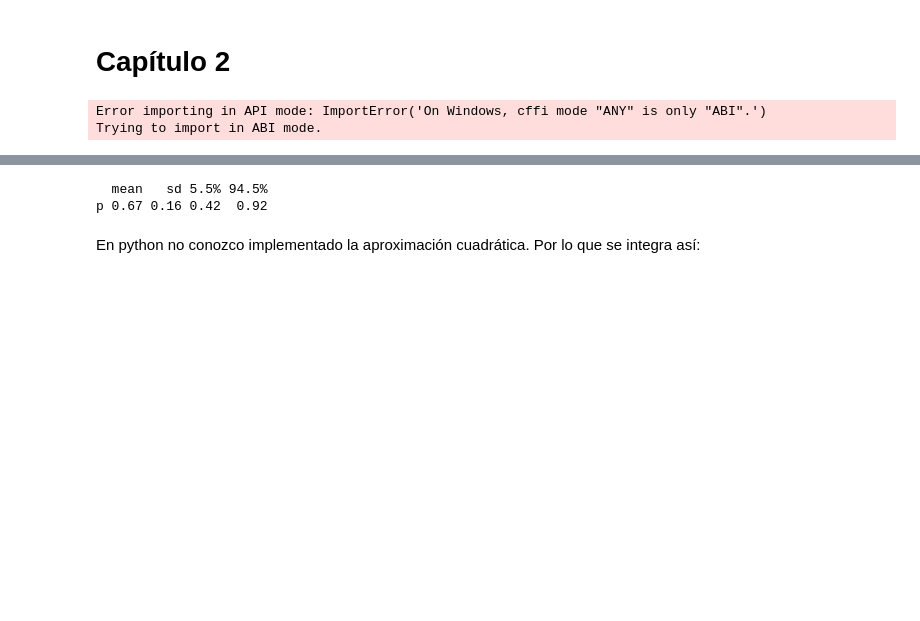
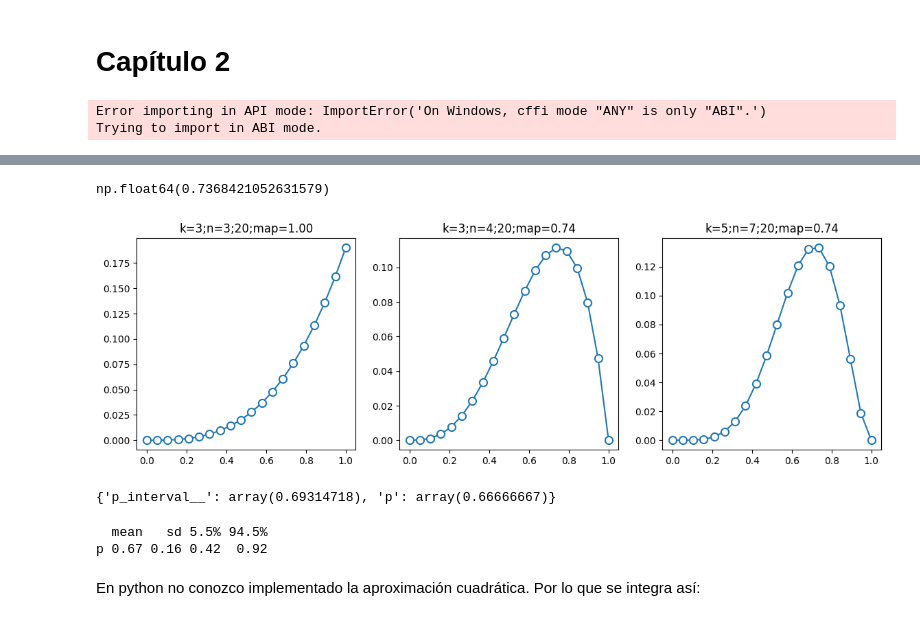
Before and after one commit to chrisdewa/christats, a Jupyter notebook: notebooks/rethinking/chap2.ipynb, the cells around one changed output, grey strips where cells are left out. Saved outputs shown, nothing was run; the diff lists cells and outputs as text; code cells hidden in the pictures; blank space fills up the shorter version.

```diff
--- a/notebooks/rethinking/chap2.ipynb
+++ b/notebooks/rethinking/chap2.ipynb
@@ -8,3 +43,15 @@ Trying to import in ABI mode.
+# %%
+_, (ax1, ax2, ax3) = plt.subplots(1, 3, figsize=[14, 4])
+grid_approx(3, 3, ax=ax1)
+grid_approx(3, 4, ax=ax2)
+grid_approx(5, 7, ax=ax3)
+# %% [output]
+np.float64(0.7368421052631579)
+[figure, added]
+# %%
+mp
+# %% [output]
+{'p_interval__': array(0.69314718), 'p': array(0.66666667)}
 # %%
 %%R
 library(rethinking) # McElreath lib
```
Also changed, not shown: parts of 1 cell of this notebook.
